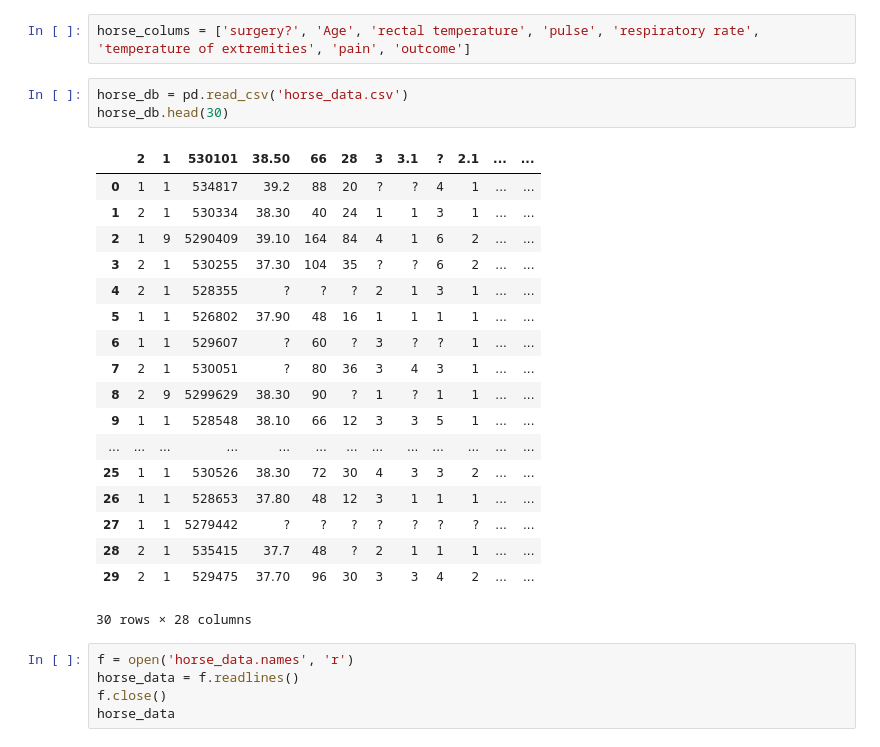
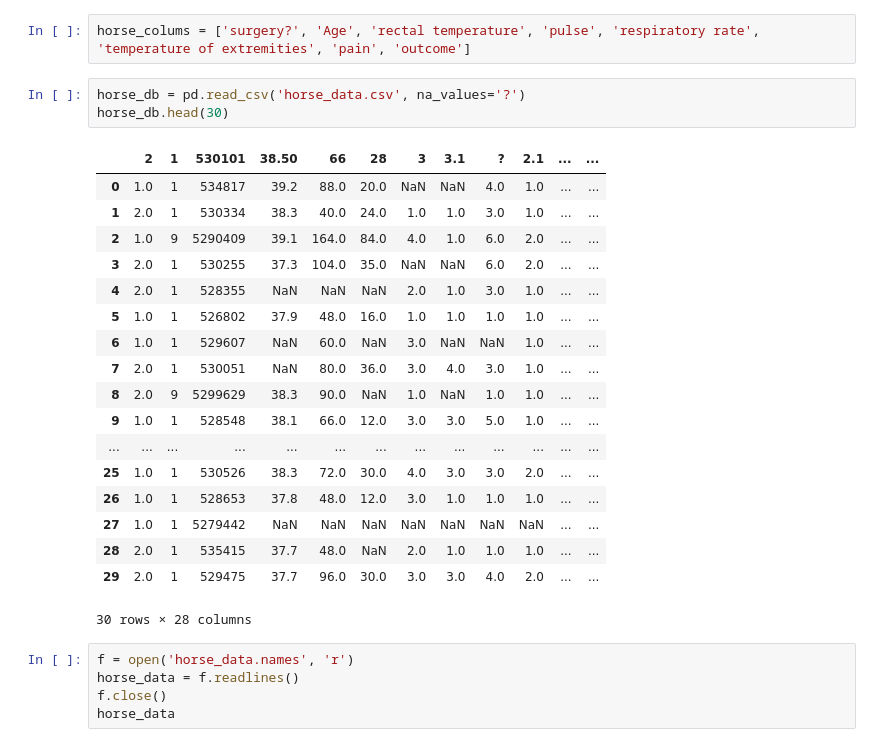
Before and after one commit to MaxgorData/netelogy_learning, a Jupyter notebook: netology_learning/DZ_15_basic_statistic.ipynb, the cells around one changed output. Cells and saved outputs as stored; diff of their text form.

```diff
--- a/netology_learning/DZ_15_basic_statistic.ipynb
+++ b/netology_learning/DZ_15_basic_statistic.ipynb
@@ -8,26 +8,26 @@ import re
 # %%
 horse_colums = ['surgery?', 'Age', 'rectal temperature', 'pulse', 'respiratory rate', 'temperature of extremities', 'pain', 'outcome']
 # %%
-horse_db = pd.read_csv('horse_data.csv')
+horse_db = pd.read_csv('horse_data.csv', na_values='?')
 horse_db.head(30)
 # %% [output]
 |  | 2 | 1 | 530101 | 38.50 | 66 | 28 | 3 | 3.1 | ? | 2.1 | ... | ... |
-| 0 | 1 | 1 | 534817 | 39.2 | 88 | 20 | ? | ? | 4 | 1 | ... | ... |
-| 1 | 2 | 1 | 530334 | 38.30 | 40 | 24 | 1 | 1 | 3 | 1 | ... | ... |
-| 2 | 1 | 9 | 5290409 | 39.10 | 164 | 84 | 4 | 1 | 6 | 2 | ... | ... |
-| 3 | 2 | 1 | 530255 | 37.30 | 104 | 35 | ? | ? | 6 | 2 | ... | ... |
-| 4 | 2 | 1 | 528355 | ? | ? | ? | 2 | 1 | 3 | 1 | ... | ... |
-| 5 | 1 | 1 | 526802 | 37.90 | 48 | 16 | 1 | 1 | 1 | 1 | ... | ... |
-| 6 | 1 | 1 | 529607 | ? | 60 | ? | 3 | ? | ? | 1 | ... | ... |
-| 7 | 2 | 1 | 530051 | ? | 80 | 36 | 3 | 4 | 3 | 1 | ... | ... |
-| 8 | 2 | 9 | 5299629 | 38.30 | 90 | ? | 1 | ? | 1 | 1 | ... | ... |
-| 9 | 1 | 1 | 528548 | 38.10 | 66 | 12 | 3 | 3 | 5 | 1 | ... | ... |
+| 0 | 1.0 | 1 | 534817 | 39.2 | 88.0 | 20.0 | NaN | NaN | 4.0 | 1.0 | ... | ... |
+| 1 | 2.0 | 1 | 530334 | 38.3 | 40.0 | 24.0 | 1.0 | 1.0 | 3.0 | 1.0 | ... | ... |
+| 2 | 1.0 | 9 | 5290409 | 39.1 | 164.0 | 84.0 | 4.0 | 1.0 | 6.0 | 2.0 | ... | ... |
+| 3 | 2.0 | 1 | 530255 | 37.3 | 104.0 | 35.0 | NaN | NaN | 6.0 | 2.0 | ... | ... |
+| 4 | 2.0 | 1 | 528355 | NaN | NaN | NaN | 2.0 | 1.0 | 3.0 | 1.0 | ... | ... |
+| 5 | 1.0 | 1 | 526802 | 37.9 | 48.0 | 16.0 | 1.0 | 1.0 | 1.0 | 1.0 | ... | ... |
+| 6 | 1.0 | 1 | 529607 | NaN | 60.0 | NaN | 3.0 | NaN | NaN | 1.0 | ... | ... |
+| 7 | 2.0 | 1 | 530051 | NaN | 80.0 | 36.0 | 3.0 | 4.0 | 3.0 | 1.0 | ... | ... |
+| 8 | 2.0 | 9 | 5299629 | 38.3 | 90.0 | NaN | 1.0 | NaN | 1.0 | 1.0 | ... | ... |
+| 9 | 1.0 | 1 | 528548 | 38.1 | 66.0 | 12.0 | 3.0 | 3.0 | 5.0 | 1.0 | ... | ... |
 | ... | ... | ... | ... | ... | ... | ... | ... | ... | ... | ... | ... | ... |
-| 25 | 1 | 1 | 530526 | 38.30 | 72 | 30 | 4 | 3 | 3 | 2 | ... | ... |
-| 26 | 1 | 1 | 528653 | 37.80 | 48 | 12 | 3 | 1 | 1 | 1 | ... | ... |
-| 27 | 1 | 1 | 5279442 | ? | ? | ? | ? | ? | ? | ? | ... | ... |
-| 28 | 2 | 1 | 535415 | 37.7 | 48 | ? | 2 | 1 | 1 | 1 | ... | ... |
-| 29 | 2 | 1 | 529475 | 37.70 | 96 | 30 | 3 | 3 | 4 | 2 | ... | ... |
+| 25 | 1.0 | 1 | 530526 | 38.3 | 72.0 | 30.0 | 4.0 | 3.0 | 3.0 | 2.0 | ... | ... |
+| 26 | 1.0 | 1 | 528653 | 37.8 | 48.0 | 12.0 | 3.0 | 1.0 | 1.0 | 1.0 | ... | ... |
+| 27 | 1.0 | 1 | 5279442 | NaN | NaN | NaN | NaN | NaN | NaN | NaN | ... | ... |
+| 28 | 2.0 | 1 | 535415 | 37.7 | 48.0 | NaN | 2.0 | 1.0 | 1.0 | 1.0 | ... | ... |
+| 29 | 2.0 | 1 | 529475 | 37.7 | 96.0 | 30.0 | 3.0 | 3.0 | 4.0 | 2.0 | ... | ... |
 30 rows × 28 columns
 # %%
 f = open('horse_data.names', 'r')
```
Also changed, not shown: parts of 34 cells of this notebook.
